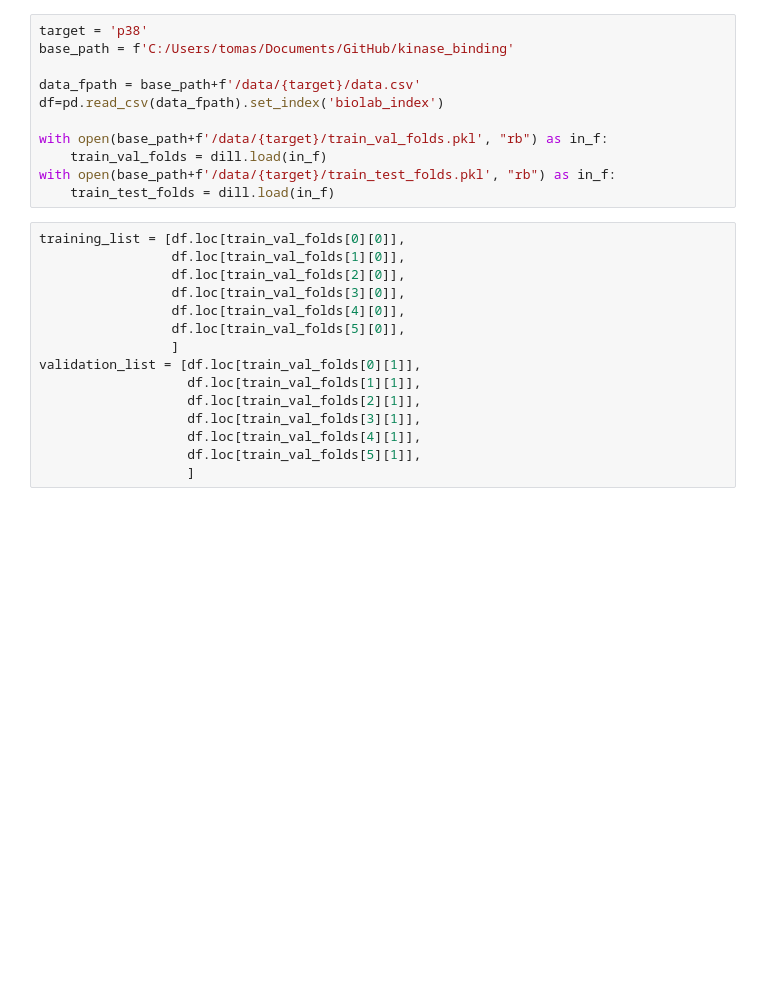
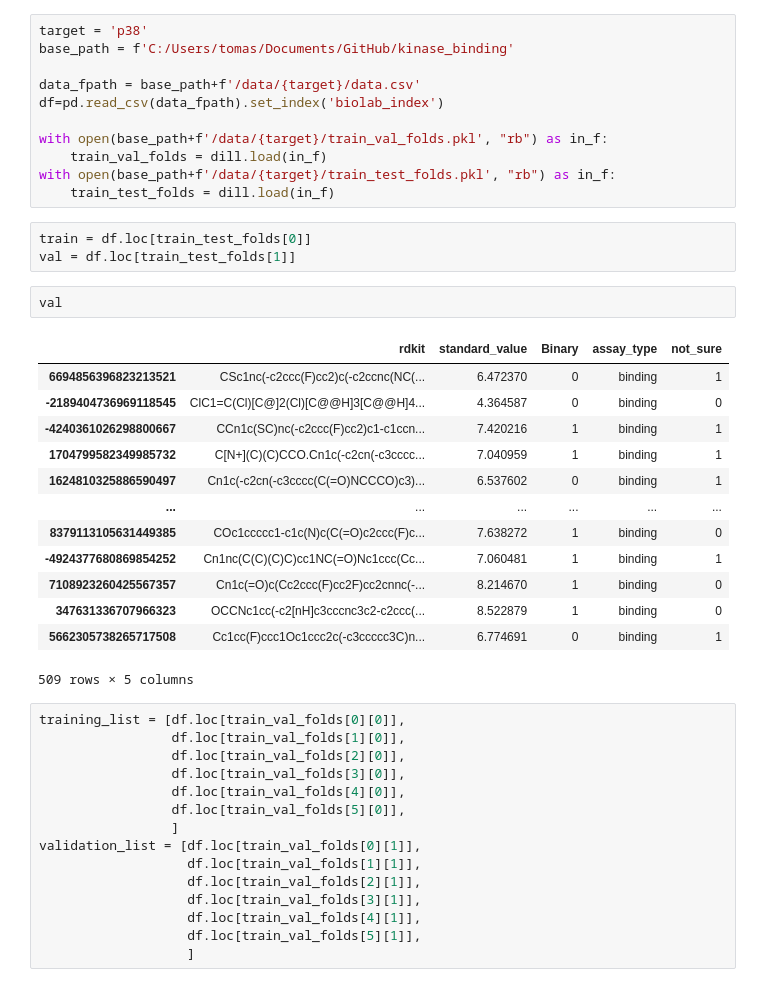
Before and after one commit to BioSysLab/kinase_binding, a Jupyter notebook: learning/hyper_opt_gcn_xgboost.ipynb, the cells around one changed output. Cells and saved outputs as stored; diff of their text form; blank space fills up the shorter version.

```diff
--- a/learning/hyper_opt_gcn_xgboost.ipynb
+++ b/learning/hyper_opt_gcn_xgboost.ipynb
@@ -48,6 +52,25 @@ with open(base_path+f'/data/{target}/train_val_folds.pkl', "rb") as in_f:
     train_val_folds = dill.load(in_f)
 with open(base_path+f'/data/{target}/train_test_folds.pkl', "rb") as in_f:
     train_test_folds = dill.load(in_f)
+# %%
+train = df.loc[train_test_folds[0]]
+val = df.loc[train_test_folds[1]]
+# %%
+val
+# %% [output]
+|  | rdkit | standard_value | Binary | assay_type | not_sure |
+| 6694856396823213521 | CSc1nc(-c2ccc(F)cc2)c(-c2ccnc(NC(... | 6.472370 | 0 | binding | 1 |
+| -2189404736969118545 | ClC1=C(Cl)[C@]2(Cl)[C@@H]3[C@@H]4... | 4.364587 | 0 | binding | 0 |
+| -4240361026298800667 | CCn1c(SC)nc(-c2ccc(F)cc2)c1-c1ccn... | 7.420216 | 1 | binding | 1 |
+| 1704799582349985732 | C[N+](C)(C)CCO.Cn1c(-c2cn(-c3cccc... | 7.040959 | 1 | binding | 1 |
+| 1624810325886590497 | Cn1c(-c2cn(-c3cccc(C(=O)NCCCO)c3)... | 6.537602 | 0 | binding | 1 |
+| ... | ... | ... | ... | ... | ... |
+| 8379113105631449385 | COc1ccccc1-c1c(N)c(C(=O)c2ccc(F)c... | 7.638272 | 1 | binding | 0 |
+| -4924377680869854252 | Cn1nc(C(C)(C)C)cc1NC(=O)Nc1ccc(Cc... | 7.060481 | 1 | binding | 1 |
+| 7108923260425567357 | Cn1c(=O)c(Cc2ccc(F)cc2F)cc2cnnc(-... | 8.214670 | 1 | binding | 0 |
+| 347631336707966323 | OCCNc1cc(-c2[nH]c3cccnc3c2-c2ccc(... | 8.522879 | 1 | binding | 0 |
+| 5662305738265717508 | Cc1cc(F)ccc1Oc1ccc2c(-c3ccccc3C)n... | 6.774691 | 0 | binding | 1 |
+509 rows × 5 columns
 # %%
 training_list = [df.loc[train_val_folds[0][0]],
                  df.loc[train_val_folds[1][0]],
```
Also changed, not shown: parts of 9 cells of this notebook, 4 other files.
